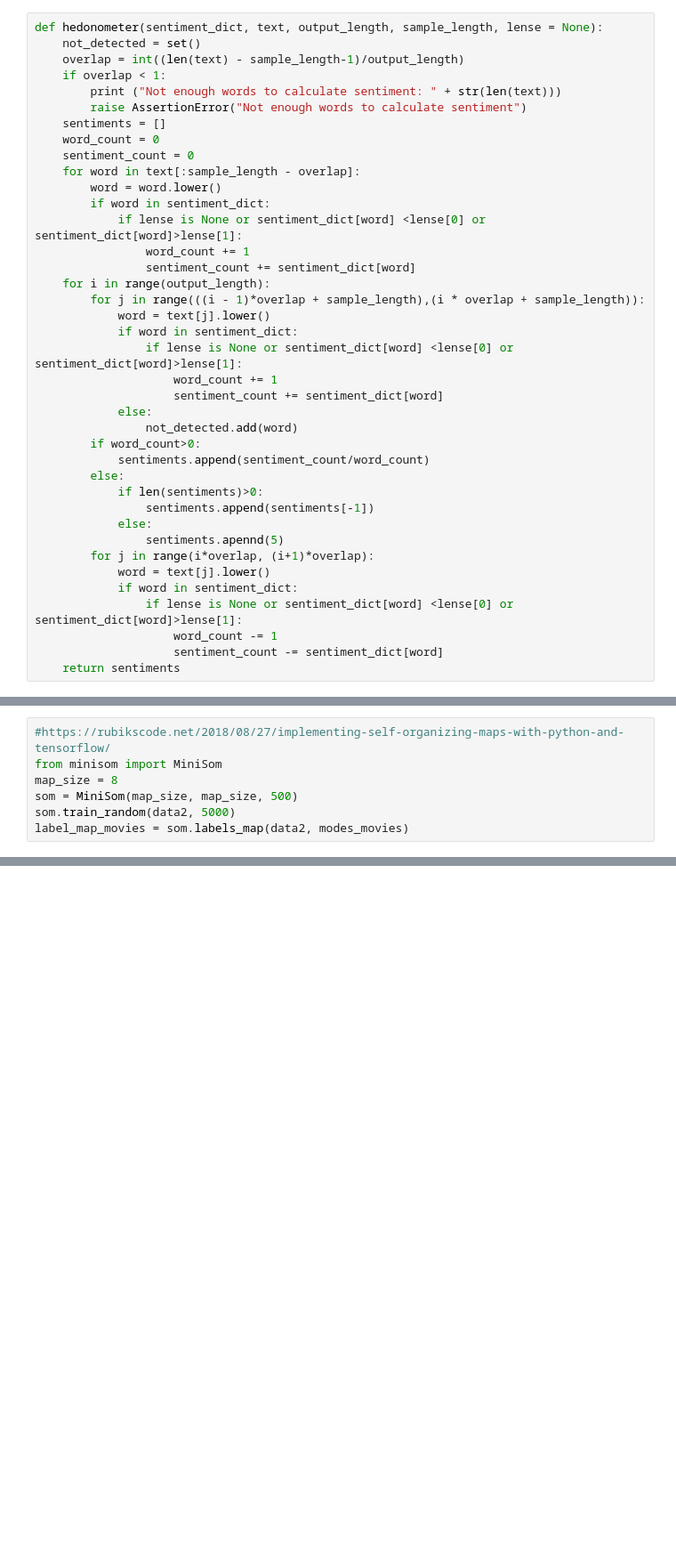
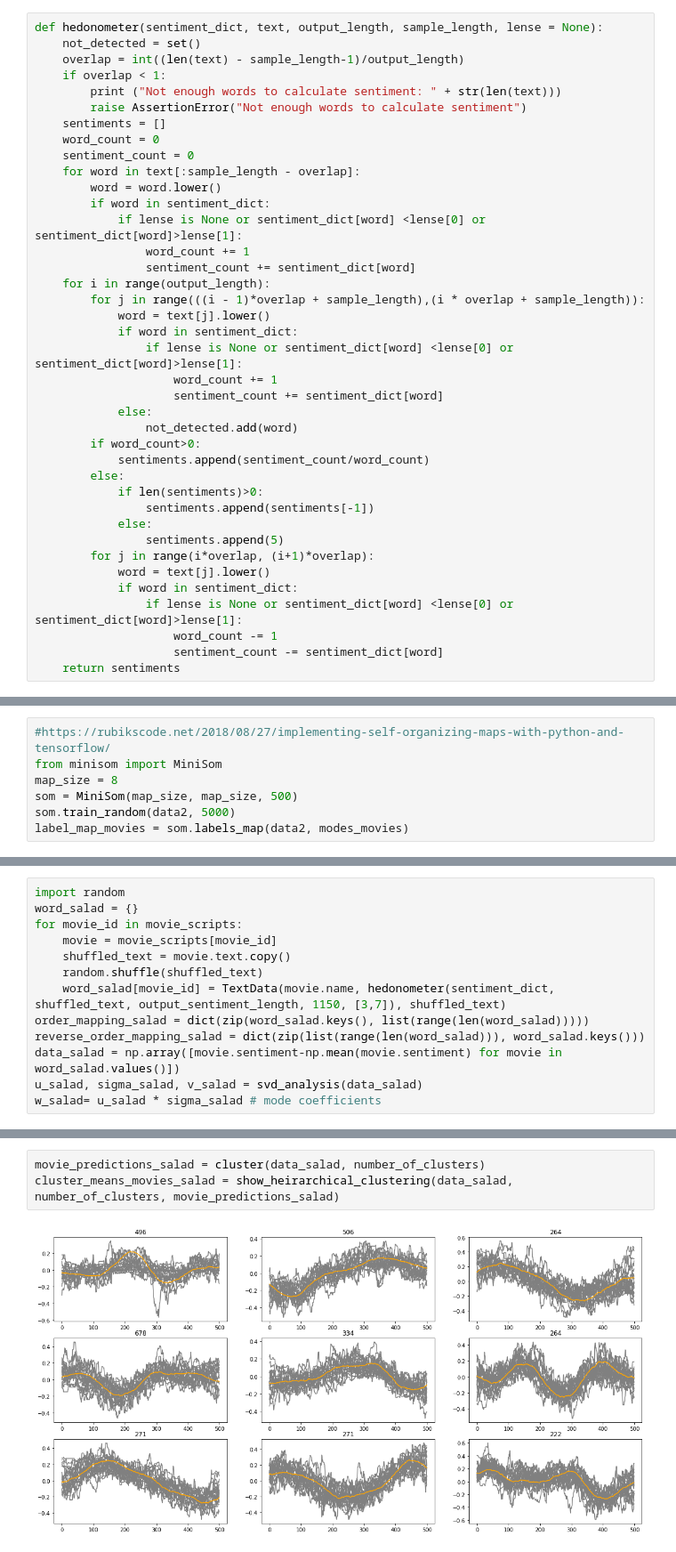
Before and after one commit to shaulshaul/SentimentAnalysis, a Jupyter notebook: NLPFinalProject.ipynb, the cells around one changed output, grey strips where cells are left out. Shown at 89% size. Drawn from its saved outputs; the diff is of its cells as text; blank space fills up the shorter version.

```diff
--- a/NLPFinalProject.ipynb
+++ b/NLPFinalProject.ipynb
@@ -111,7 +111,7 @@ def hedonometer(sentiment_dict, text, output_length, sample_length, lense = None
             if len(sentiments)>0:
                 sentiments.append(sentiments[-1])
             else:
-                sentiments.apennd(5)
+                sentiments.append(5)
         for j in range(i*overlap, (i+1)*overlap):
             word = text[j].lower()
             if word in sentiment_dict:
@@ -423,0 +540,13 @@ plot_clustering_som_correlation(map_size, label_map_movies)
+# %%
+import random
+word_salad = {}
+for movie_id in movie_scripts:
+    movie = movie_scripts[movie_id]
+    shuffled_text = movie.text.copy()
+    random.shuffle(shuffled_text)
+    word_salad[movie_id] = TextData(movie.name, hedonometer(sentiment_dict, shuffled_text, output_sentiment_length, 1150, [3,7]), shuffled_text)
+order_mapping_salad = dict(zip(word_salad.keys(), list(range(len(word_salad)))))
+reverse_order_mapping_salad = dict(zip(list(range(len(word_salad))), word_salad.keys()))
+data_salad = np.array([movie.sentiment-np.mean(movie.sentiment) for movie in word_salad.values()])
+u_salad, sigma_salad, v_salad = svd_analysis(data_salad)
+w_salad= u_salad * sigma_salad # mode coefficients
@@ -423,0 +557,5 @@ plot_clustering_som_correlation(map_size, label_map_movies)
+# %%
+movie_predictions_salad = cluster(data_salad, number_of_clusters)
+cluster_means_movies_salad = show_heirarchical_clustering(data_salad, number_of_clusters, movie_predictions_salad)
+# %% [output]
+[figure, added]
```
Also changed, not shown: parts of 29 cells of this notebook.
